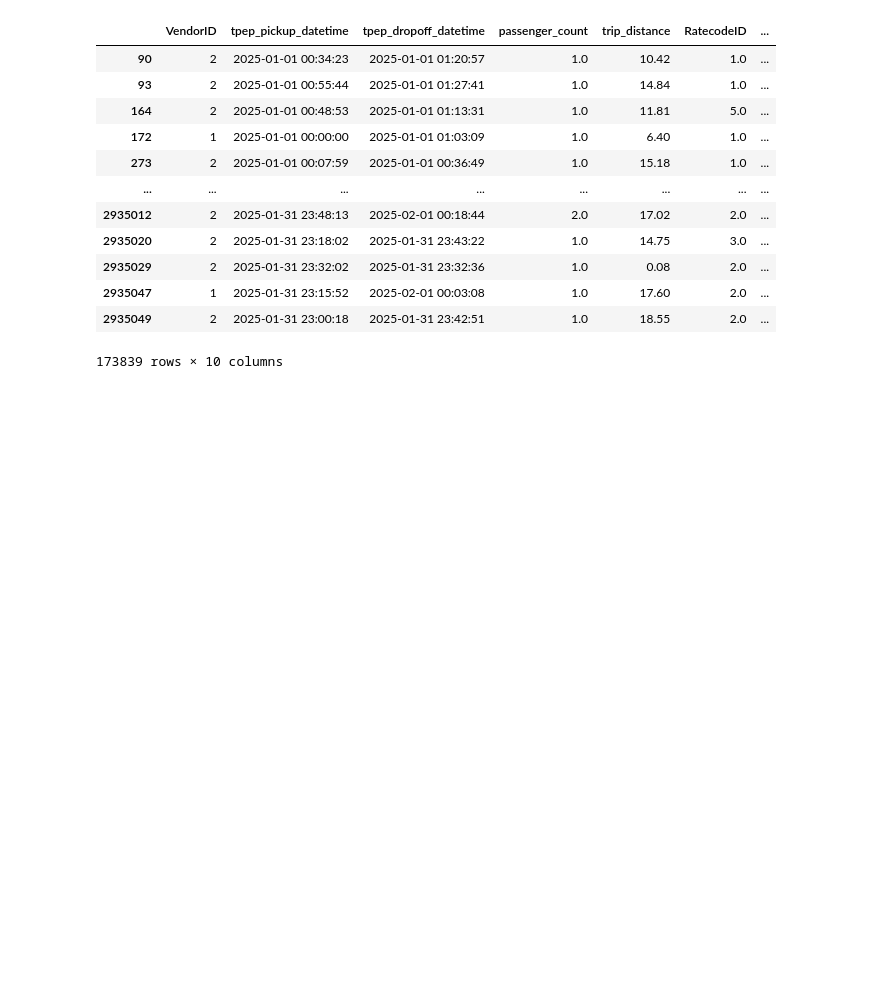
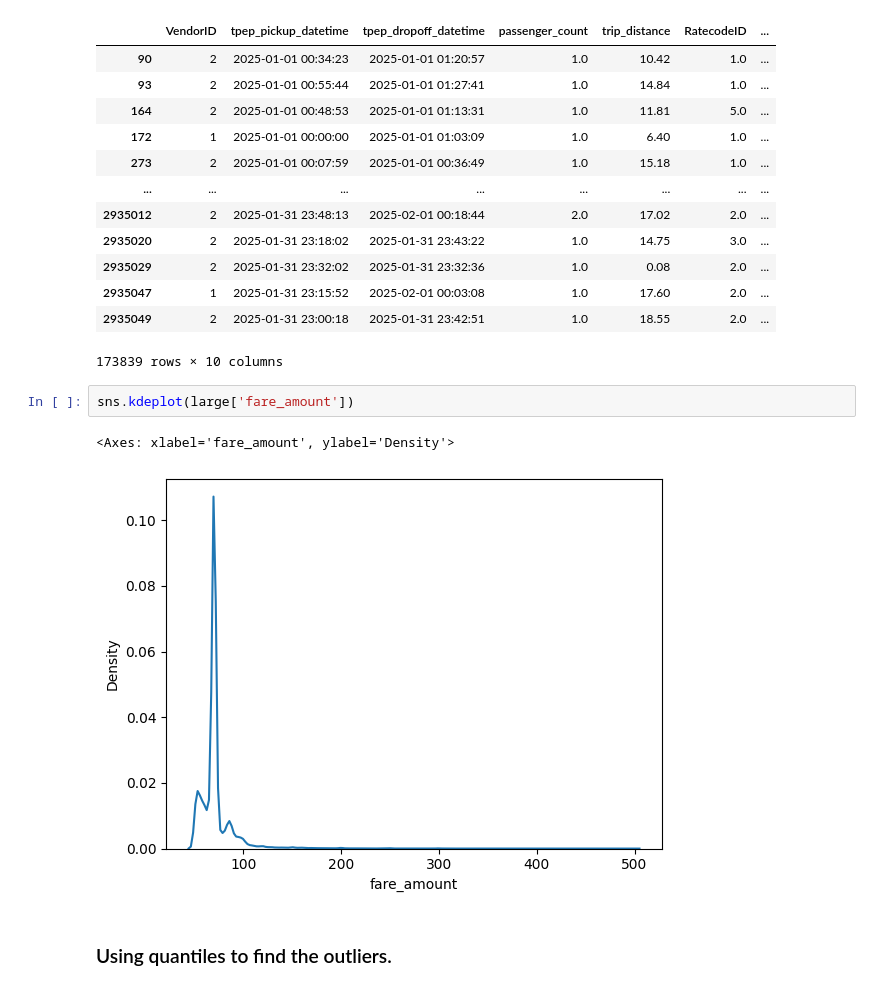
Before and after one commit to anubhavsingh1729/aidqds, a Jupyter notebook: analysis_notebook.ipynb, the cells around one changed output. Cells and saved outputs as stored; diff of their text form; blank space fills up the shorter version.

```diff
--- a/analysis_notebook.ipynb
+++ b/analysis_notebook.ipynb
@@ -213,3 +213,10 @@ large
 | 2935047 | 1 | 2025-01-31 23:15:52 | 2025-02-01 00:03:08 | 1.0 | 17.60 | 2.0 | ... |
 | 2935049 | 2 | 2025-01-31 23:00:18 | 2025-01-31 23:42:51 | 1.0 | 18.55 | 2.0 | ... |
 173839 rows × 10 columns
+# %%
+sns.kdeplot(large['fare_amount'])
+# %% [output]
+<Axes: xlabel='fare_amount', ylabel='Density'>
+[figure, added]
+# %% [markdown]
+### Using quantiles to find the outliers.
```
Also changed, not shown: parts of 13 cells of this notebook.
